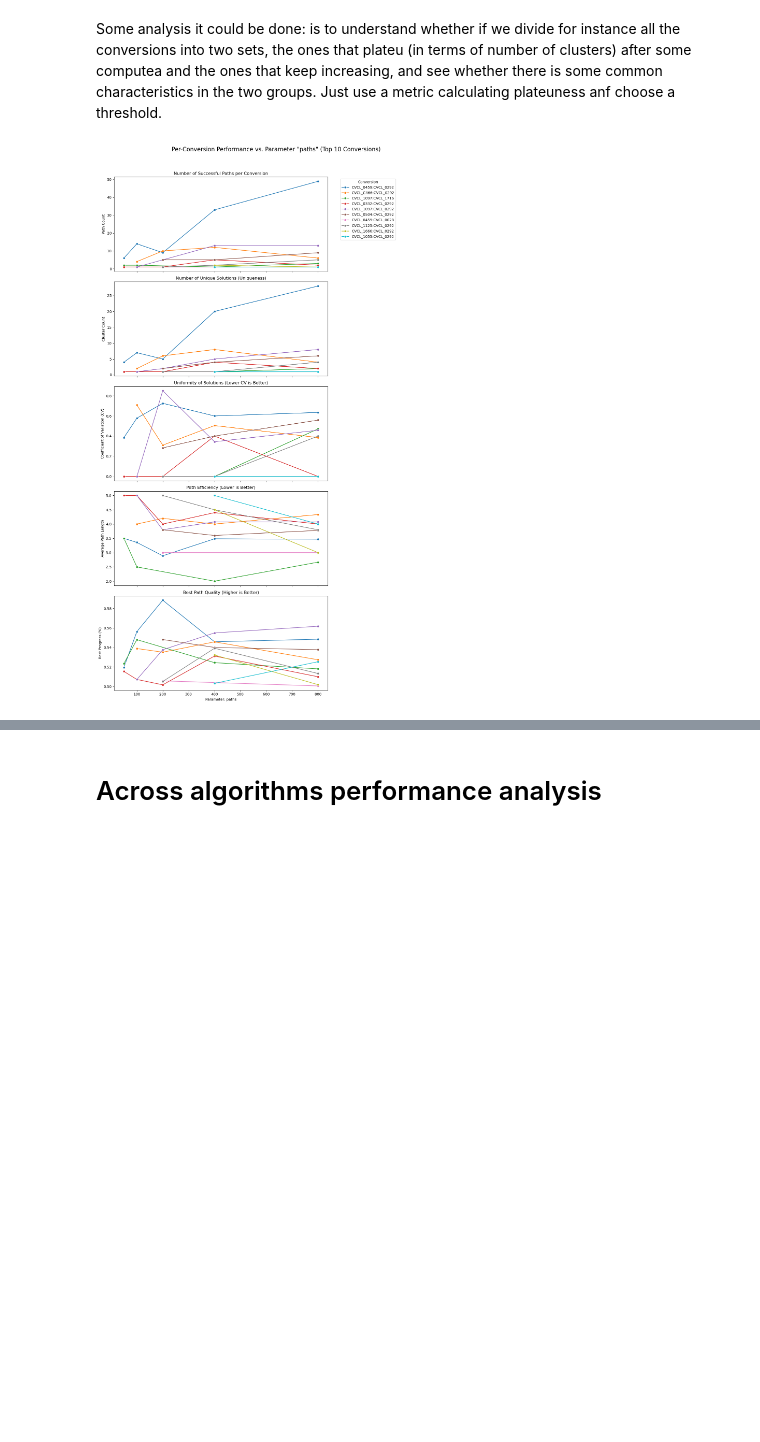
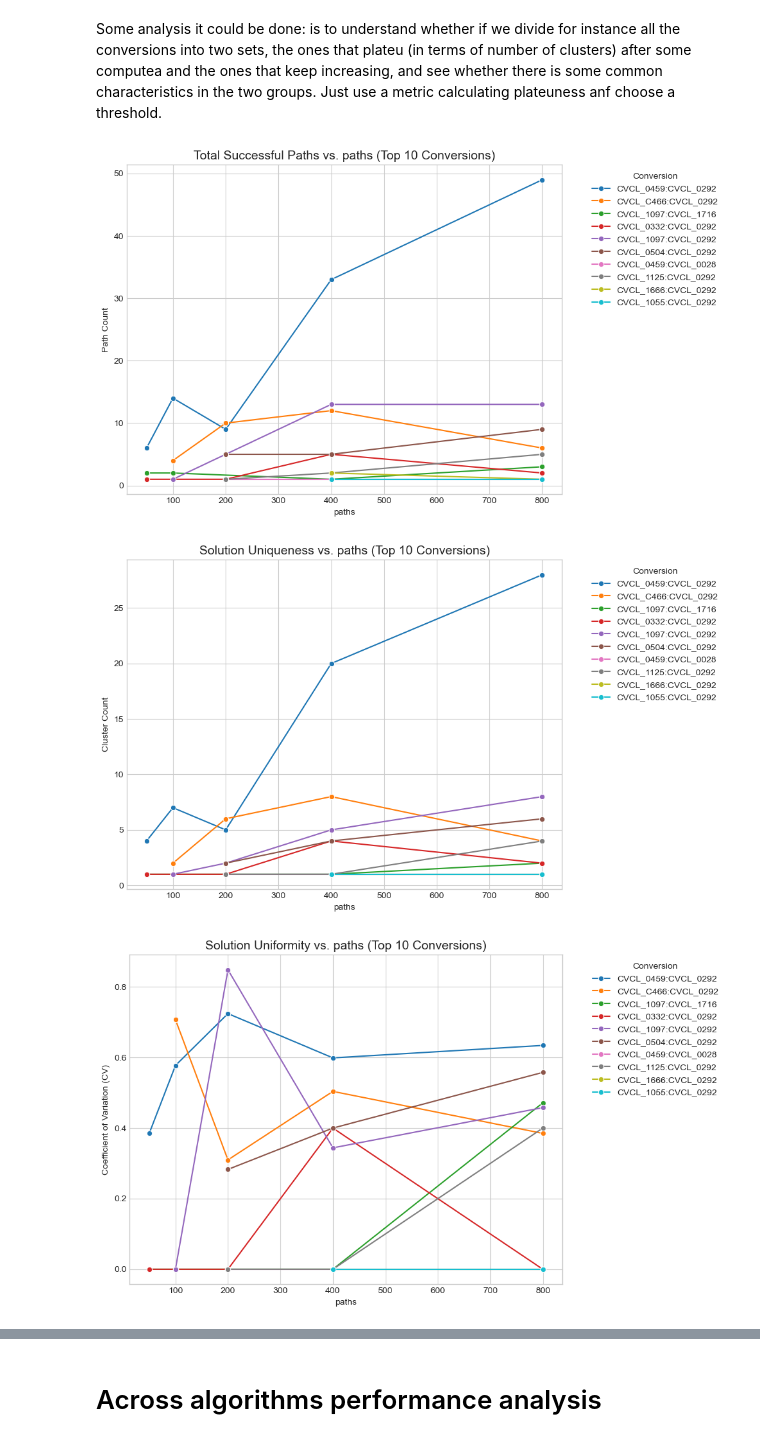
Before and after one commit to jbezney61/RL_single_cell, a Jupyter notebook: analysis/successful_paths_analytics.ipynb, the cells around one changed output, grey strips where cells are left out. Drawn from its saved outputs; the diff is of its cells as text; code cells hidden in the pictures; blank space fills up the shorter version.

```diff
--- a/analysis/successful_paths_analytics.ipynb
+++ b/analysis/successful_paths_analytics.ipynb
@@ -197,24 +204,26 @@ Some analysis it could be done: is to understand whether if we divide for instan
 # %%
 # This assumes the files are in the current directory.
 # If they are in a subdirectory, add the path (e.g., 'data_and_models/search_*')
 file_pattern = '../data_and_models/probabilistic_search_results_paths*_steps5.pkl'
 files_to_analyze = glob.glob(file_pattern)
 
 # --- 2. Define the parameter name and the regex ---
 # The parameter you varied is 'k'.
 # The regex r'_k(\d+)_' finds the number between '_k' and '_'.
 param_name = 'paths'
 param_regex = r'_paths(\d+)_'
 
 # --- 3. Run the analysis ---
 if files_to_analyze:
-    results_summary, fig, axes = plot_per_conversion_trends(
+    results_summary = plot_per_conversion_trends(
         file_paths=files_to_analyze,
         param_name=param_name,
         param_regex=param_regex,
         top_n=10 # You can adjust how many top conversions to show
     )
 else:
     print(f"No files found matching the pattern: {file_pattern}")
 # %% [output]
-[figure, old version]
+[figure, new version]
+[figure, added]
+[figure, added]
```
Also changed, not shown: parts of 7 cells of this notebook, 26 other files.
